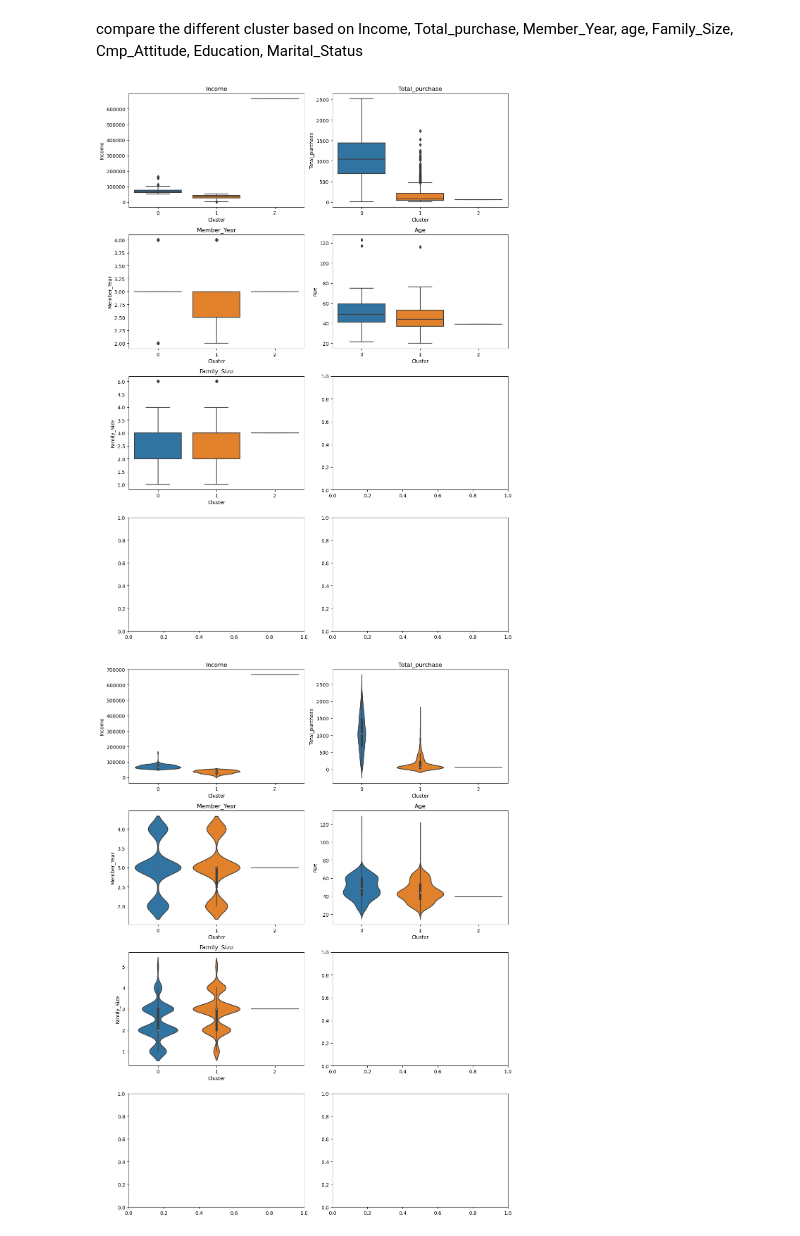
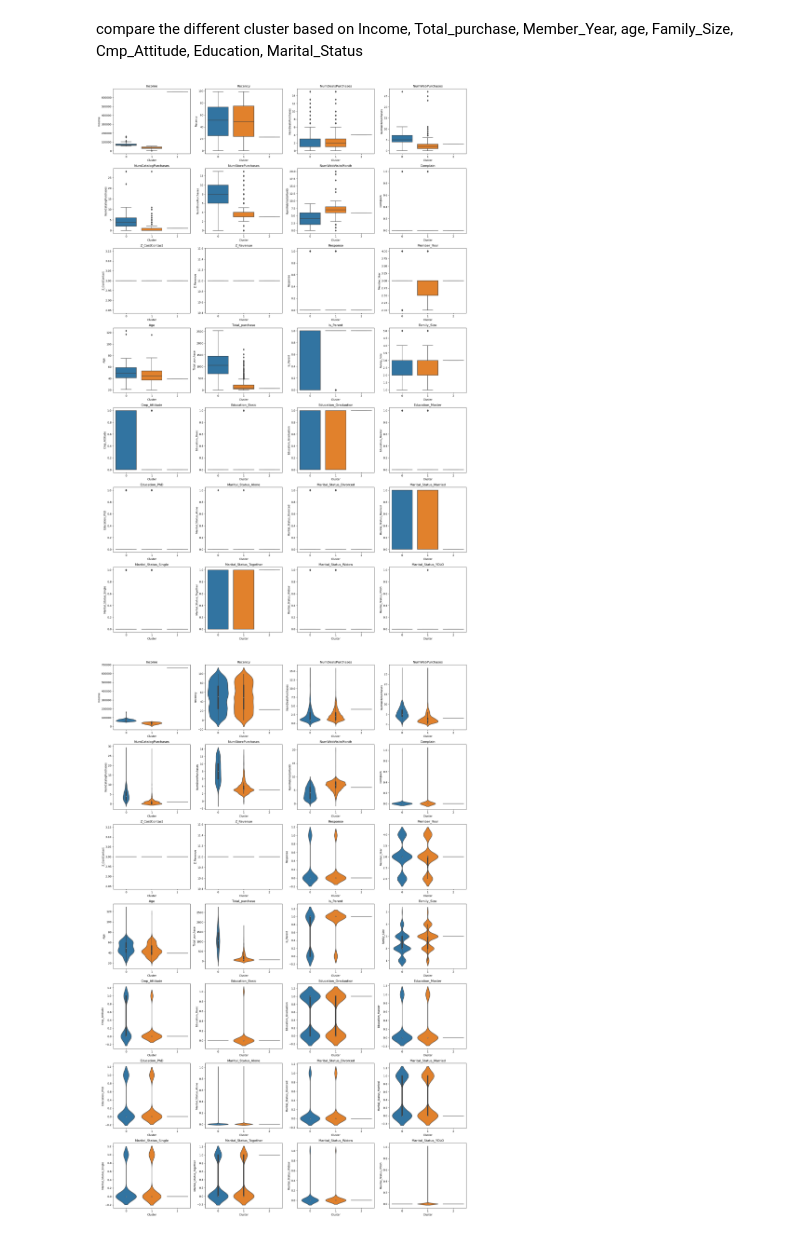
Before and after one commit to McGill-MMA-EnterpriseAnalytics/Customer-Personality-Analysis, a Jupyter notebook: INSY 695 Group Project.ipynb, the cells around one changed output. Drawn from its saved outputs; the diff is of its cells as text; code cells hidden in the pictures.

```diff
--- a/INSY 695 Group Project.ipynb
+++ b/INSY 695 Group Project.ipynb
@@ -500,49 +500,47 @@ plt.show()
 # %% [markdown]
 compare the different cluster based on Income, Total_purchase,  Member_Year, age, Family_Size, Cmp_Attitude, Education, Marital_Status
 # %%
-import seaborn as sns
-import matplotlib.pyplot as plt
-
 # Create subplots for boxplots
-fig, axes = plt.subplots(4, 2, figsize=(12, 16))
+fig, axes = plt.subplots(7, 4, figsize=(20, 30))
 
 # Iterate over each variable and create boxplots
-variables = ['Income', 'Total_purchase', 'Member_Year', 'Age', 'Family_Size']
-for i, var in enumerate(variables):
-    row = i // 2
-    col = i % 2
+for i, column in enumerate(cluster_data.columns):
+    if i < 28:  # Check if there are still available subplots
+        row = i // 4
+        col = i % 4
 
-    # Create boxplot
-    sns.boxplot(x='Cluster', y=var, data=cluster_data, ax=axes[row, col])
-    axes[row, col].set_title(var)
-    axes[row, col].set_xlabel('Cluster')
-    axes[row, col].set_ylabel(var)
+        # Create boxplot
+        sns.boxplot(x='Cluster', y=column, data=cluster_data, ax=axes[row, col])
+        axes[row, col].set_title(column)
+        axes[row, col].set_xlabel('Cluster')
+        axes[row, col].set_ylabel(column)
 
 # Adjust spacing between subplots
 plt.tight_layout()
 
 # Show the plots
 plt.show()
 
 # Create subplots for violin plots
-fig, axes = plt.subplots(4, 2, figsize=(12, 16))
+fig, axes = plt.subplots(7, 4, figsize=(20, 30))
 
 # Iterate over each variable and create violin plots
-for i, var in enumerate(variables):
-    row = i // 2
-    col = i % 2
+for i, column in enumerate(cluster_data.columns):
+    if i < 28:  # Check if there are still available subplots
+        row = i // 4
+        col = i % 4
 
-    # Create violin plot
-    sns.violinplot(x='Cluster', y=var, data=cluster_data, ax=axes[row, col])
-    axes[row, col].set_title(var)
-    axes[row, col].set_xlabel('Cluster')
-    axes[row, col].set_ylabel(var)
+        # Create violin plot
+        sns.violinplot(x='Cluster', y=column, data=cluster_data, ax=axes[row, col])
+        axes[row, col].set_title(column)
+        axes[row, col].set_xlabel('Cluster')
+        axes[row, col].set_ylabel(column)
 
 # Adjust spacing between subplots
 plt.tight_layout()
 
 # Show the plots
 plt.show()
 # %% [output]
-[figure, old version]
+[figure, new version]
-[figure, old version]
+[figure, new version]
```
